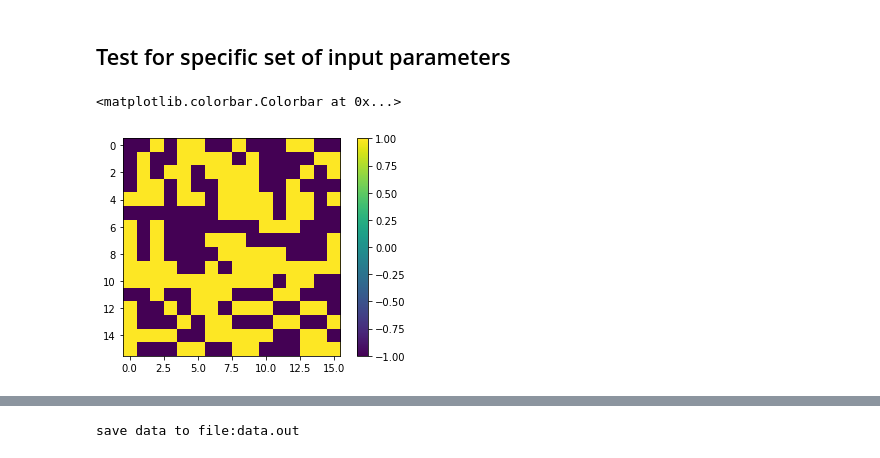
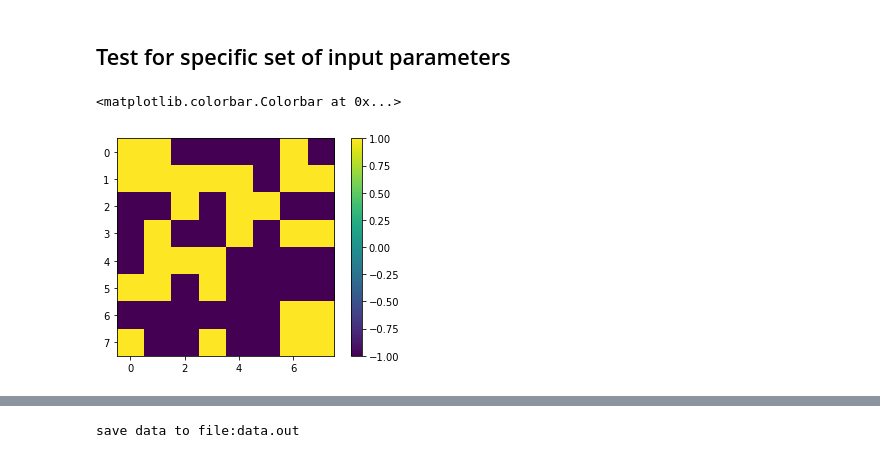
Before and after one commit to katherineding/MCRG, a Jupyter notebook: MCRG with Cluster MC - Working Version.ipynb, the cells around one changed output, grey strips where cells are left out. Saved outputs shown, nothing was run; the diff lists cells and outputs as text; code cells hidden in the pictures.

```diff
--- a/MCRG with Cluster MC - Working Version.ipynb
+++ b/MCRG with Cluster MC - Working Version.ipynb
@@ -361,29 +361,29 @@ def getExponent(MatA,MatC,Nc):
 ## Test for specific set of input parameters
 # %%
 # Input Parameters
-L = 16; #linear dimension of square lattice
+L = 8; #linear dimension of square lattice
 Kc = np.arccosh(3)/4; # Critical temperature Kc assumed to be known
 K = Kc; h = 0; #Start on Critical manifold
 Pij = 1-np.exp(-2*K) # Wolff add probability
-nwarm = 1000; #number of warm up Monte Carlo sweeps.
+nwarm = 2000; #number of warm up Monte Carlo sweeps.
 nmeas = 2000; #number of measurement Monte Carlo sweeps.
-interval = 10; # Take data for correlation functions every (interval) MC-steps/site
+interval = 5; # Take data for correlation functions every (interval) MC-steps/site
 # RG analysis setting
 b = 2; #scaling factor
 
 # Derived constants
 Ns = L*L; #total number of grid points
 ndata = nmeas//interval
 energy = np.zeros((nmeas+nwarm)//interval,dtype=float)
 clustersize = np.zeros((nmeas+nwarm)//interval,dtype=int)
 
 #Initialize 2d spin field
 S = np.random.choice([-1,1],(L,L))
 #S = np.ones((L,L),dtype=int)
 plt.imshow(S);plt.colorbar()
 # %% [output]
 <matplotlib.colorbar.Colorbar at 0x...>
-[figure, old version]
+[figure, new version]
 # %%
 MatA_even, MatC_even, MatA_odd, MatC_odd = RunMCRG(K,h)
 
```
Also changed, not shown: parts of 6 cells of this notebook, 15 other files.
